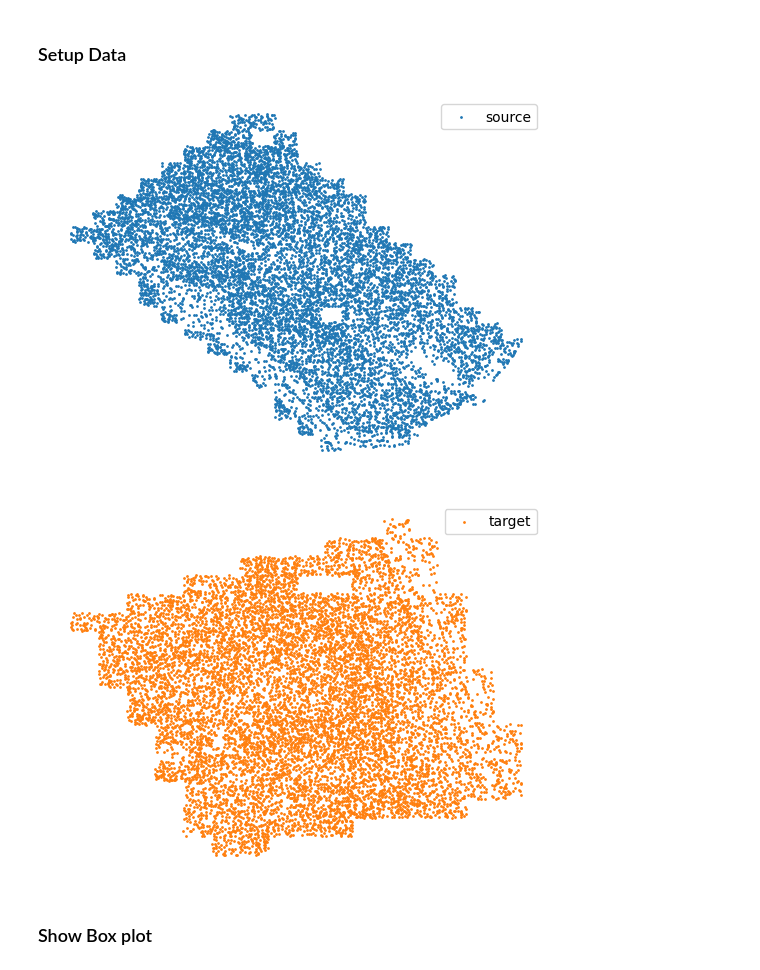
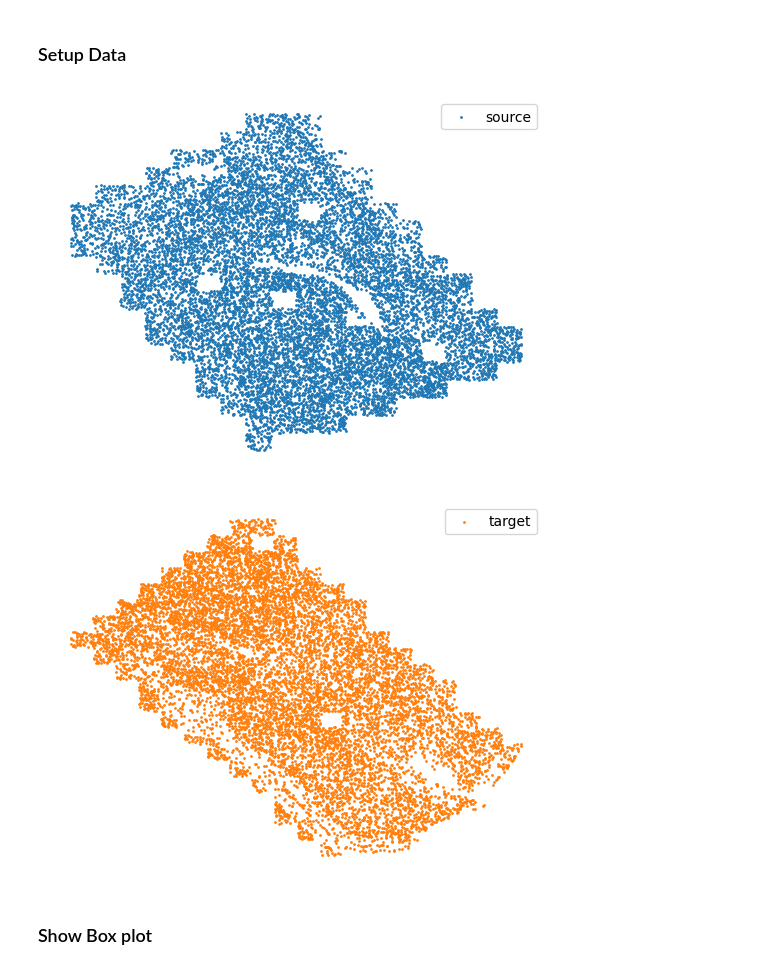
Before and after one commit to anupbhowmik/promt, a Jupyter notebook: downstream_analysis.ipynb, the cells around one changed output. Drawn from its saved outputs; the diff is of its cells as text; code cells hidden in the pictures.

```diff
--- a/downstream_analysis.ipynb
+++ b/downstream_analysis.ipynb
@@ -394,17 +400,17 @@ def run_svr(sliceA, sliceB, data1, data2, save_dir):
 # %%
 data_dir = './data/Mouse_brain_MERFISH/'
 filePath = './local_data/promt'
 save_dir = "./local_data"
 
-data1="adata24wk_donor_id_10_slice_1"
-data2="adata90wk_donor_id_5_slice_1"
+data1="adata4wk_donor_id_4_slice_1"
+data2="adata24wk_donor_id_10_slice_1"
 
 sliceA_raw, sliceB_raw = load_data(data_dir, data1, data2)
 
 sliceA, sliceB = compute_age_progression_score(sliceA_raw, sliceB_raw, data1, data2, filePath)
 # %% [output]
-[figure, old version]
+[figure, new version]
-[figure, old version]
+[figure, new version]
 # %% [markdown]
 ### Show Box plot
 # %%
```
Also changed, not shown: parts of 7 cells of this notebook.
